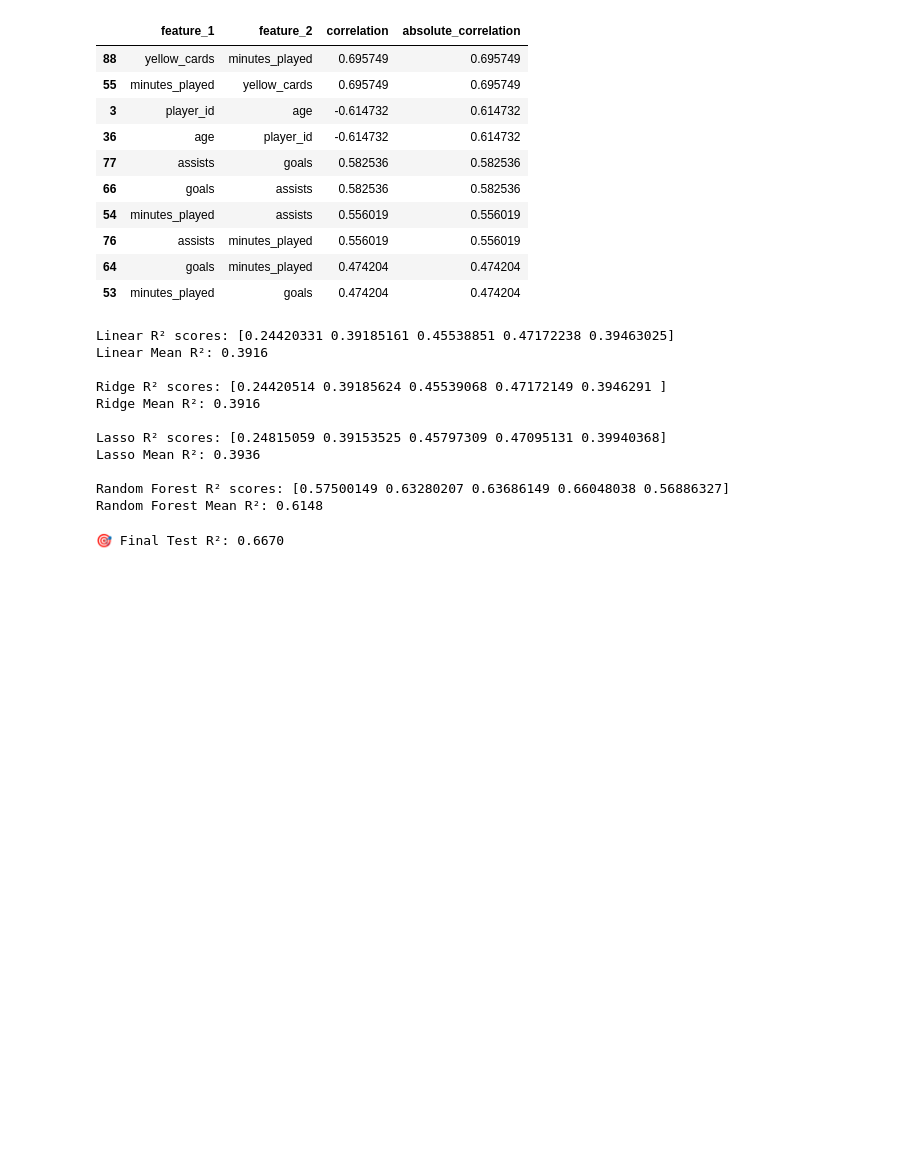
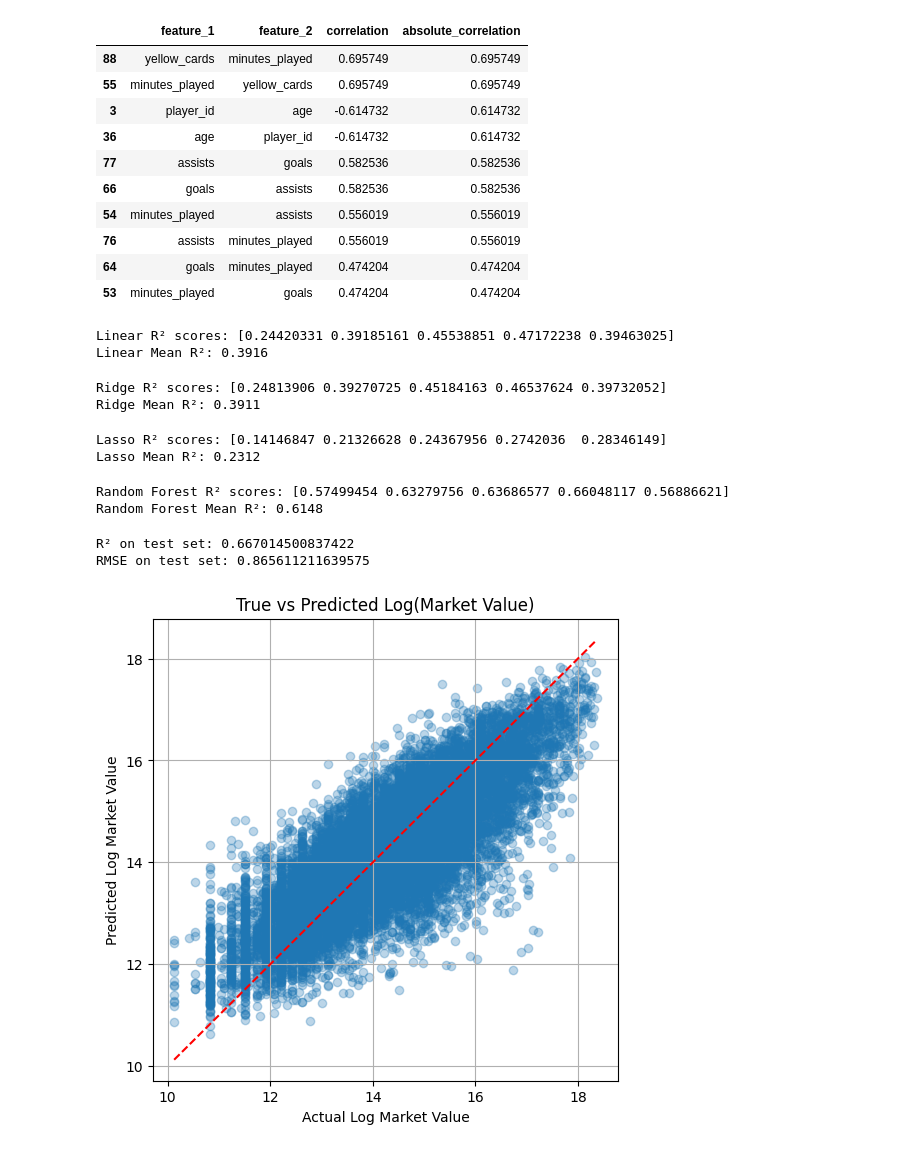
Before and after one commit to StinoNL/transfer_carrousel, a Jupyter notebook: backend/cleaned_datasets/Stijn_first_model.ipynb, the cells around one changed output. Drawn from its saved outputs; the diff is of its cells as text; code cells hidden in the pictures; blank space fills up the shorter version.

Commit message:
change model

```diff
--- a/backend/cleaned_datasets/Stijn_first_model.ipynb
+++ b/backend/cleaned_datasets/Stijn_first_model.ipynb
@@ -170,6 +164,24 @@ from sklearn.preprocessing import OneHotEncoder, RobustScaler
 from sklearn.impute import SimpleImputer
 from sklearn.base import BaseEstimator, TransformerMixin
 import pandas as pd
+# %%
+class FrequencyEncoder(BaseEstimator, TransformerMixin):
+    def __init__(self):
+        self.freqs = {}
+
+    def fit(self, X, y=None):
+        X = pd.DataFrame(X)
+        for col in X.columns:
+            freq = X[col].value_counts(normalize=True)
+            self.freqs[col] = freq
+        return self
+
+    def transform(self, X):
+        X = pd.DataFrame(X)
+        X_copy = X.copy()
+        for col in X.columns:
+            X_copy[col] = X_copy[col].map(self.freqs[col]).fillna(0)
+        return X_copy
 # %%
 # Numerical
 num_transformer = Pipeline([
@@ -282,15 +293,12 @@ for name, model in models.items():
 # %% [output]
 Linear R² scores: [0.24420331 0.39185161 0.45538851 0.47172238 0.39463025]
 Linear Mean R²: 0.3916
-
-Ridge R² scores: [0.24420514 0.39185624 0.45539068 0.47172149 0.3946291 ]
-Ridge Mean R²: 0.3916
-
-Lasso R² scores: [0.24815059 0.39153525 0.45797309 0.47095131 0.39940368]
-Lasso Mean R²: 0.3936
-
-Random Forest R² scores: [0.57500149 0.63280207 0.63686149 0.66048038 0.56886327]
-Random Forest Mean R²: 0.6148
+Ridge R² scores: [0.24813906 0.39270725 0.45184163 0.46537624 0.39732052]
+Ridge Mean R²: 0.3911
+Lasso R² scores: [0.14146847 0.21326628 0.24367956 0.2742036  0.28346149]
+Lasso Mean R²: 0.2312
+Random Forest R² scores: [0.57499454 0.63279756 0.63686577 0.66048117 0.56886621]
+Random Forest Mean R²: 0.6148
 # %%
 from sklearn.model_selection import train_test_split
 
@@ -307,11 +315,30 @@ final_pipeline = Pipeline([
     ('model', final_model)
 ])
 # %%
+from sklearn.model_selection import train_test_split
+from sklearn.metrics import r2_score, mean_squared_error
+import numpy as np
 
 final_pipeline.fit(X_train, y_train)
 
+y_pred = final_pipeline.predict(X_test)
 
-r2_test = final_pipeline.score(X_test, y_test)
-print(f"🎯 Final Test R²: {r2_test:.4f}")
+print("R² on test set:", r2_score(y_test, y_pred))
+rmse = mean_squared_error(y_test, y_pred) ** 0.5  # manually take sqrt
+print("RMSE on test set:", rmse)
 # %% [output]
-🎯 Final Test R²: 0.6670
+R² on test set: 0.667014500837422
+RMSE on test set: 0.865611211639575
+# %%
+plt.figure(figsize=(6, 6))
+plt.scatter(y_test, y_pred, alpha=0.3)
+plt.plot([y_test.min(), y_test.max()],
+         [y_test.min(), y_test.max()],
+         color='red', linestyle='--')
+plt.xlabel("Actual Log Market Value")
+plt.ylabel("Predicted Log Market Value")
+plt.title("True vs Predicted Log(Market Value)")
+plt.grid(True)
+plt.show()
+# %% [output]
+[figure, added]
```
Also changed, not shown: parts of 3 cells of this notebook.
